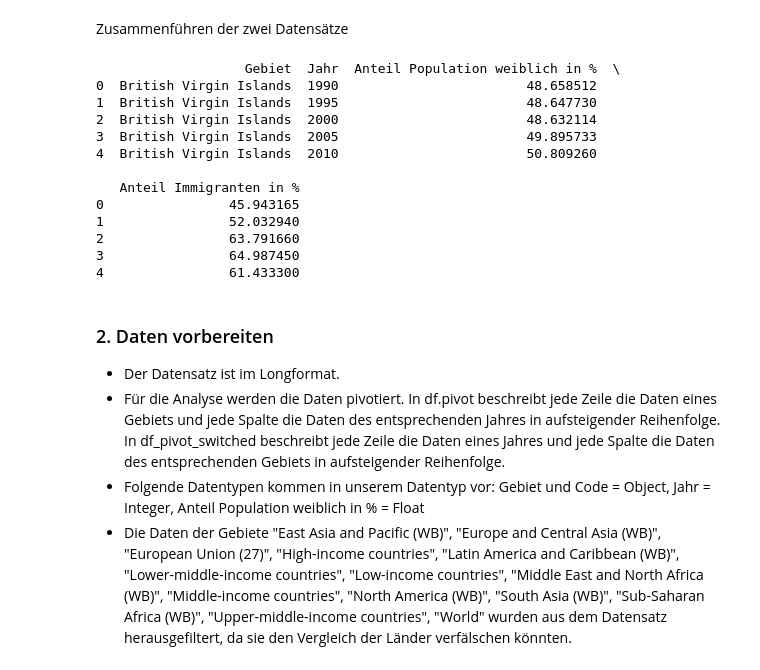
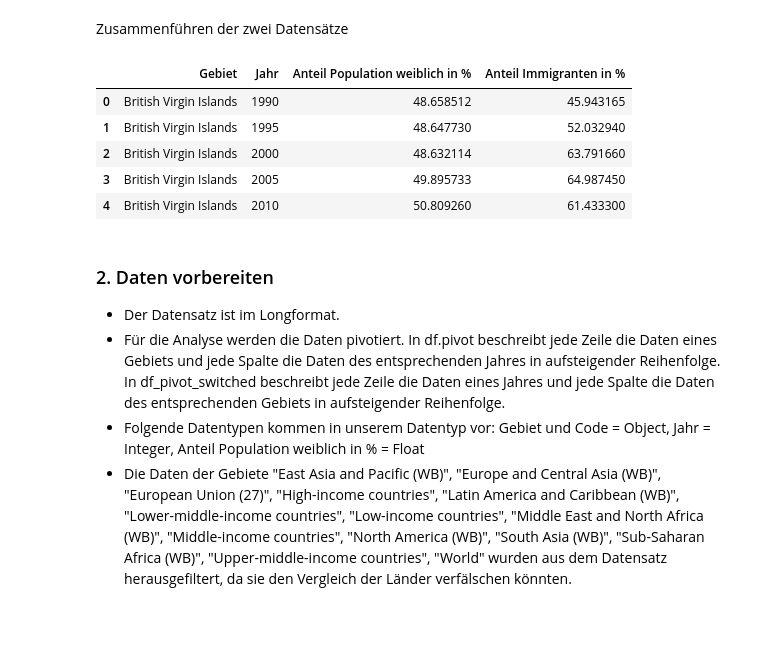
Before and after one commit to elenabuchli/Leistungsnachweis_2, a Jupyter notebook: Leistungsnachweis_Python_Frauenanteil.ipynb, the cells around one changed output. Cells and saved outputs as stored; diff of their text form; code cells hidden in the pictures; blank space fills up the shorter version.

```diff
--- a/Leistungsnachweis_Python_Frauenanteil.ipynb
+++ b/Leistungsnachweis_Python_Frauenanteil.ipynb
@@ -60,23 +60,16 @@ Zusammenführen der zwei Datensätze
 # %%
 df_combined = pd.merge(df[['Gebiet', 'Jahr', 'Anteil Population weiblich in %']],
                        df_immigration[['Gebiet', 'Jahr', 'Anteil Immigranten in %']],
                        on=['Gebiet', 'Jahr'],
                        how='inner')
-print(df_combined.head())
+df_combined.head()
 # %% [output]
-                   Gebiet  Jahr  Anteil Population weiblich in %  \
-0  British Virgin Islands  1990                        48.658512
-1  British Virgin Islands  1995                        48.647730
-2  British Virgin Islands  2000                        48.632114
-3  British Virgin Islands  2005                        49.895733
-4  British Virgin Islands  2010                        50.809260
-
-   Anteil Immigranten in %
-0                45.943165
-1                52.032940
-2                63.791660
-3                64.987450
-4                61.433300
+|  | Gebiet | Jahr | Anteil Population weiblich in % | Anteil Immigranten in % |
+| 0 | British Virgin Islands | 1990 | 48.658512 | 45.943165 |
+| 1 | British Virgin Islands | 1995 | 48.647730 | 52.032940 |
+| 2 | British Virgin Islands | 2000 | 48.632114 | 63.791660 |
+| 3 | British Virgin Islands | 2005 | 49.895733 | 64.987450 |
+| 4 | British Virgin Islands | 2010 | 50.809260 | 61.433300 |
 # %% [markdown]
 ### 2. Daten vorbereiten
 
```
Also changed, not shown: parts of 1 cell of this notebook.
